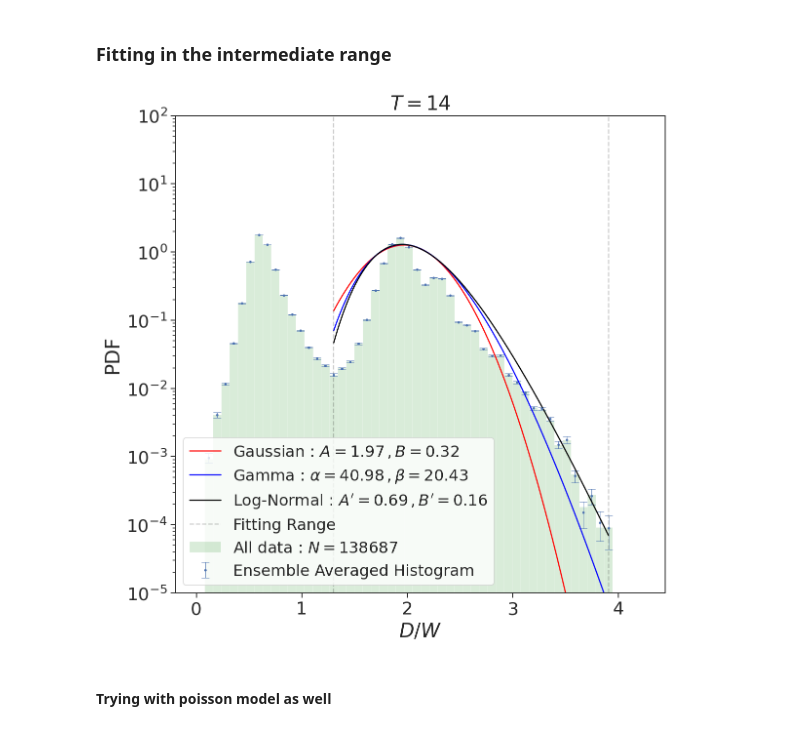
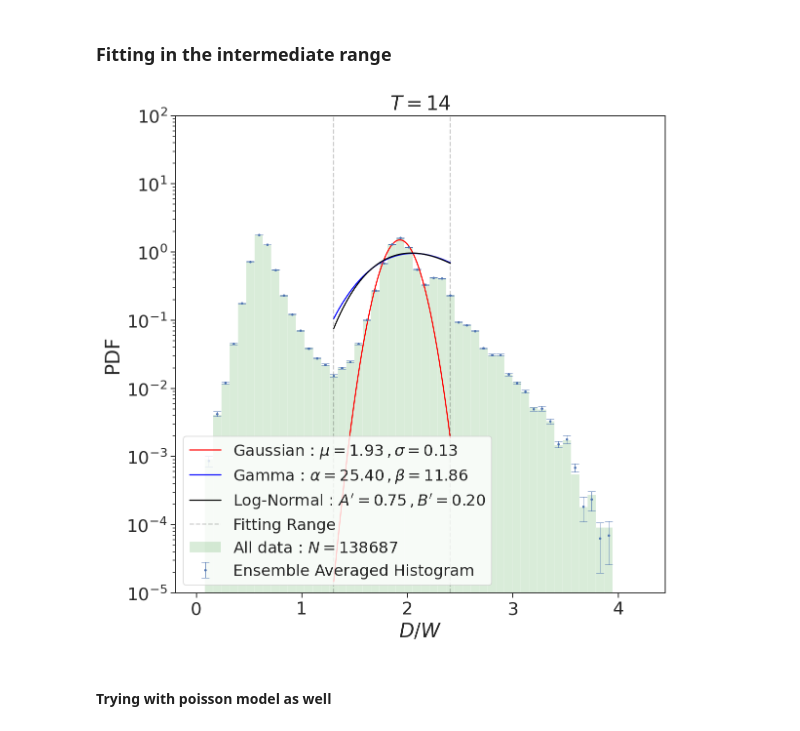
Before and after one commit to palsagar/ligaments_analysis, a Jupyter notebook: analysis_d2.ipynb, the cells around one changed output. Saved outputs shown, nothing was run; the diff lists cells and outputs as text; code cells hidden in the pictures.

```diff
--- a/analysis_d2.ipynb
+++ b/analysis_d2.ipynb
@@ -1091,7 +1096,7 @@ fit_x, fit_y, xspace = plot_histogram_error(data=d1/2.0, n_bins= global_n_bins,
 
 #How many points from the tail end, starting from the tail end point, do you want to fit on. max points = 25
 limit_1 = 34
-limit_2 = 1
+limit_2 = 20
 
 x_lim_test_1 = np.where( xspace >= fit_x[-limit_2])
 x_lim_test_2 = np.where( xspace >= fit_x[-limit_1])
@@ -1099,9 +1104,14 @@ x_lim_test_2 = np.where( xspace >= fit_x[-limit_1])
 x_lim_1 = x_lim_test_2[0][1]
 x_lim_2 = x_lim_test_1[0][1]
 
-popt_gauss , pcov_gauss = fit(fit_x[-limit_1:-limit_2],fit_y[-limit_1:-limit_2], gauss)
-plt.plot(xspace[x_lim_1:x_lim_2], gauss(xspace[x_lim_1:x_lim_2], *popt_gauss),
-         label="Gaussian : $A = %.2f \, ,  B = %.2f$" %(popt_gauss[0], popt_gauss[1]), c='red' );
+# popt_gauss , pcov_gauss = fit(fit_x[-limit_1:-limit_2],fit_y[-limit_1:-limit_2], gauss)
+# plt.plot(xspace[x_lim_1:x_lim_2], gauss(xspace[x_lim_1:x_lim_2], *popt_gauss),
+#          label="Gaussian : $A = %.2f \, ,  B = %.2f$" %(popt_gauss[0], popt_gauss[1]), c='red' );
+
+popt_gauss , pcov_gauss = fit(fit_x[-limit_1:-limit_2],fit_y[-limit_1:-limit_2], gauss_test)
+plt.plot(xspace[x_lim_1:x_lim_2], gauss_test(xspace[x_lim_1:x_lim_2], *popt_gauss),
+         label="Gaussian : $\mu = %.2f \, ,  \sigma = %.2f$" %(popt_gauss[1], popt_gauss[2]), c='red' );
+
 
 popt_gamma, pcov_gamma = fit(fit_x[-limit_1:-limit_2],fit_y[-limit_1:-limit_2], gamma_n)
 plt.plot(xspace[x_lim_1:x_lim_2], gamma_n(xspace[x_lim_1:x_lim_2], *popt_gamma),
@@ -1115,35 +1125,35 @@ plt.plot(xspace[x_lim_1:x_lim_2], lognorm(xspace[x_lim_1:x_lim_2], *popt_lognorm
 # plt.plot(xspace[x_lim_1:x_lim_2], poisson_std(xspace[x_lim_1:x_lim_2], *popt_poisson_std),
 #         label="Poisson (STD) : $ A = %.2f \, ,  B = %.2f$" %(popt_poisson_std[0],popt_poisson_std[1]));
 
 # popt_poisson_vol, pcov_poisson_vol = fit(fit_x[-limit_1:-limit_2],fit_y[-limit_1:-limit_2], poisson_vol)
 # plt.plot(xspace[x_lim_1:x_lim_2], poisson_vol(xspace[x_lim_1:x_lim_2], *popt_poisson_vol),
 #         label="Poisson (VOL) : $ A = %.2f \, ,  B = %.2f$" %(popt_poisson_vol[0],popt_poisson_vol[1]),
 #         color="darkgreen");
 
 #popt_pareto, pcov_pareto = fit(fit_x[-limit_1:-limit_2],fit_y[-limit_1:-limit_2], pareto)
 #plt.plot(xspace[x_lim_1:x_lim_2], pareto(xspace[x_lim_1:x_lim_2], *popt_pareto),
 #         label="Pareto : $n = %.2f$" %popt_pareto[1]);
 
 
 plt.axvline(x = fit_x[-limit_1], color = 'black', linestyle='--', alpha = 0.2, label="Fitting Range")
 plt.axvline(x = fit_x[-limit_2], color = 'black', linestyle='--', alpha = 0.2)
 
 plt.hist(d1/2.0, alpha = 0.15 , color= 'green', bins=bin_selection(d1/2.0, global_n_bins)[0], density=True,
         label = "All data : $N = %d$" %(np.size(d1/2.0)));
 
 plt.title(r"$T=14$", fontsize=20);
 plt.xlim(right=np.max(d1/2.0)+0.5);
 plt.ylim(top = 1e2, bottom = 1e-5);
 plt.yscale('log', basey = 10);
 plt.xticks(fontsize=18);
 plt.yticks(fontsize=18);
 plt.xlabel("$D/W$" , fontsize=20);
 plt.ylabel("PDF",fontsize=20);
 plt.legend(fontsize=16, loc='lower left');
 
-plt.savefig("./plots_v2/fits_main_t14.pdf", dpi = 200, bbox_inches="tight");
+#plt.savefig("./plots_v2/fits_main_t14.pdf", dpi = 200, bbox_inches="tight");
 # %% [output]
-[figure, old version]
+[figure, new version]
 # %% [markdown]
 #### Trying with poisson model as well
 # %%
```
Also changed, not shown: parts of 5 cells of this notebook, 11 other files.
